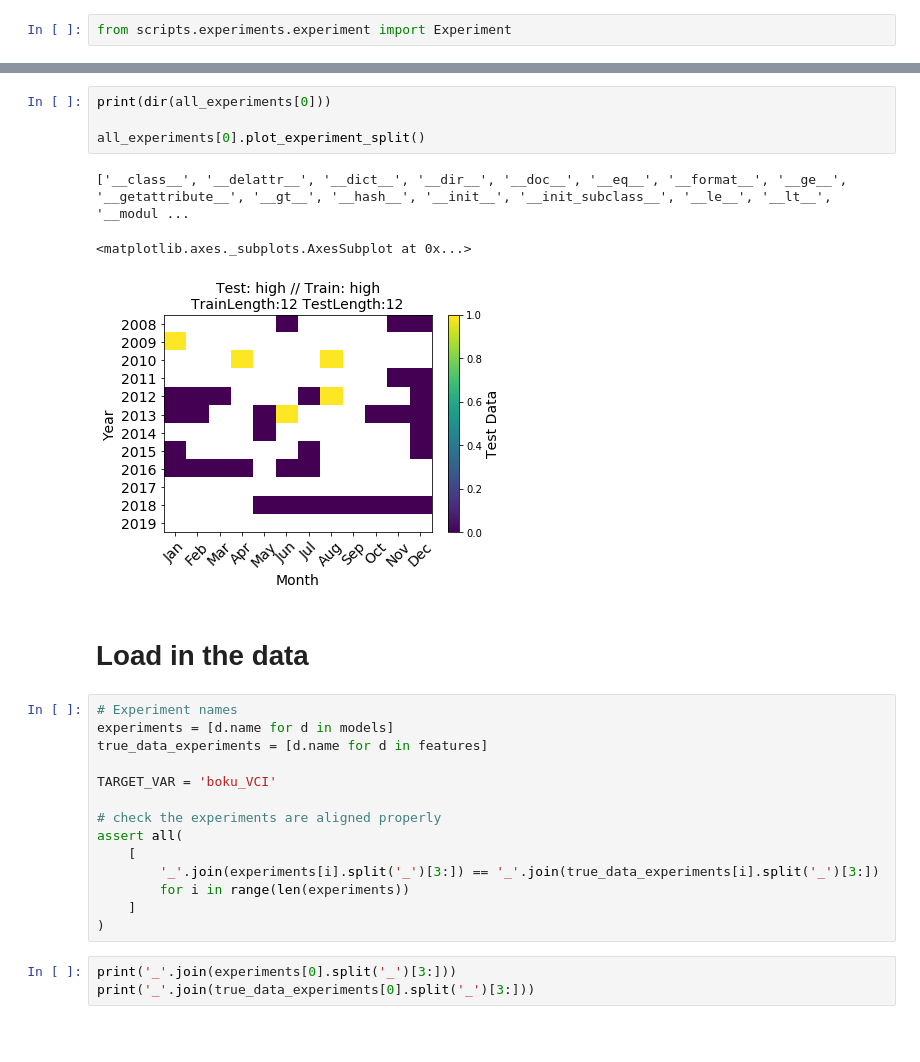
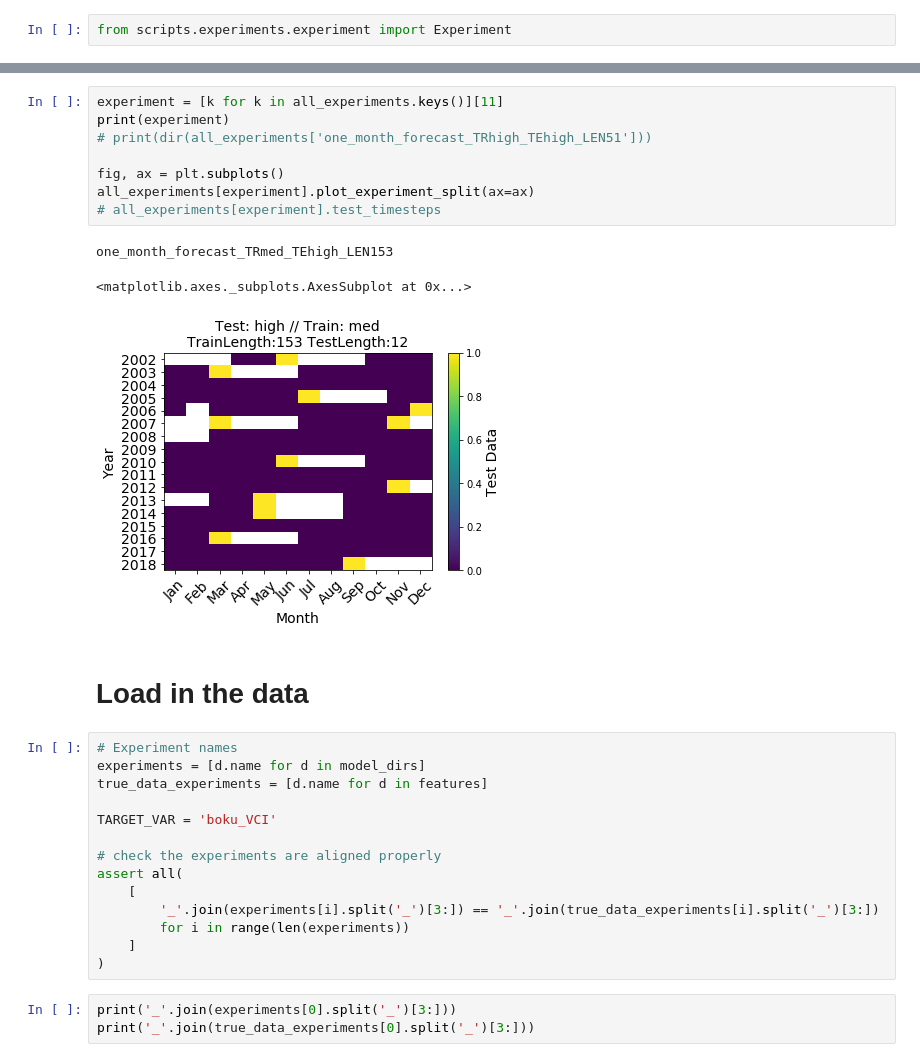
Before and after one commit to ECMWFCode4Earth/ml_drought, a Jupyter notebook: notebooks/dl_notebooks/04_tl_analyse_experiment.ipynb, the cells around one changed output, grey strips where cells are left out. Cells and saved outputs as stored; diff of their text form; blank space fills up the shorter version.

Commit message:
update experiment analysis

```diff
--- a/notebooks/dl_notebooks/04_tl_analyse_experiment.ipynb
+++ b/notebooks/dl_notebooks/04_tl_analyse_experiment.ipynb
@@ -158,16 +141,20 @@ No more timesteps left for training
-# %%
-print(dir(all_experiments[0]))
-
-all_experiments[0].plot_experiment_split()
-# %% [output]
-['__class__', '__delattr__', '__dict__', '__dir__', '__doc__', '__eq__', '__format__', '__ge__', '__getattribute__', '__gt__', '__hash__', '__init__', '__init_subclass__', '__le__', '__lt__', '__modul ...
-<matplotlib.axes._subplots.AxesSubplot at 0x...>
-[figure, removed]
+# %%
+experiment = [k for k in all_experiments.keys()][11]
+print(experiment)
+# print(dir(all_experiments['one_month_forecast_TRhigh_TEhigh_LEN51']))
+
+fig, ax = plt.subplots()
+all_experiments[experiment].plot_experiment_split(ax=ax)
+# all_experiments[experiment].test_timesteps
+# %% [output]
+one_month_forecast_TRmed_TEhigh_LEN153
+<matplotlib.axes._subplots.AxesSubplot at 0x...>
+[figure, added]
 # %% [markdown]
 # Load in the data
 # %%
 # Experiment names
-experiments = [d.name for d in models]
+experiments = [d.name for d in model_dirs]
 true_data_experiments = [d.name for d in features]
 
 TARGET_VAR = 'boku_VCI'
```
Also changed, not shown: parts of 29 cells of this notebook, 2 other files.
